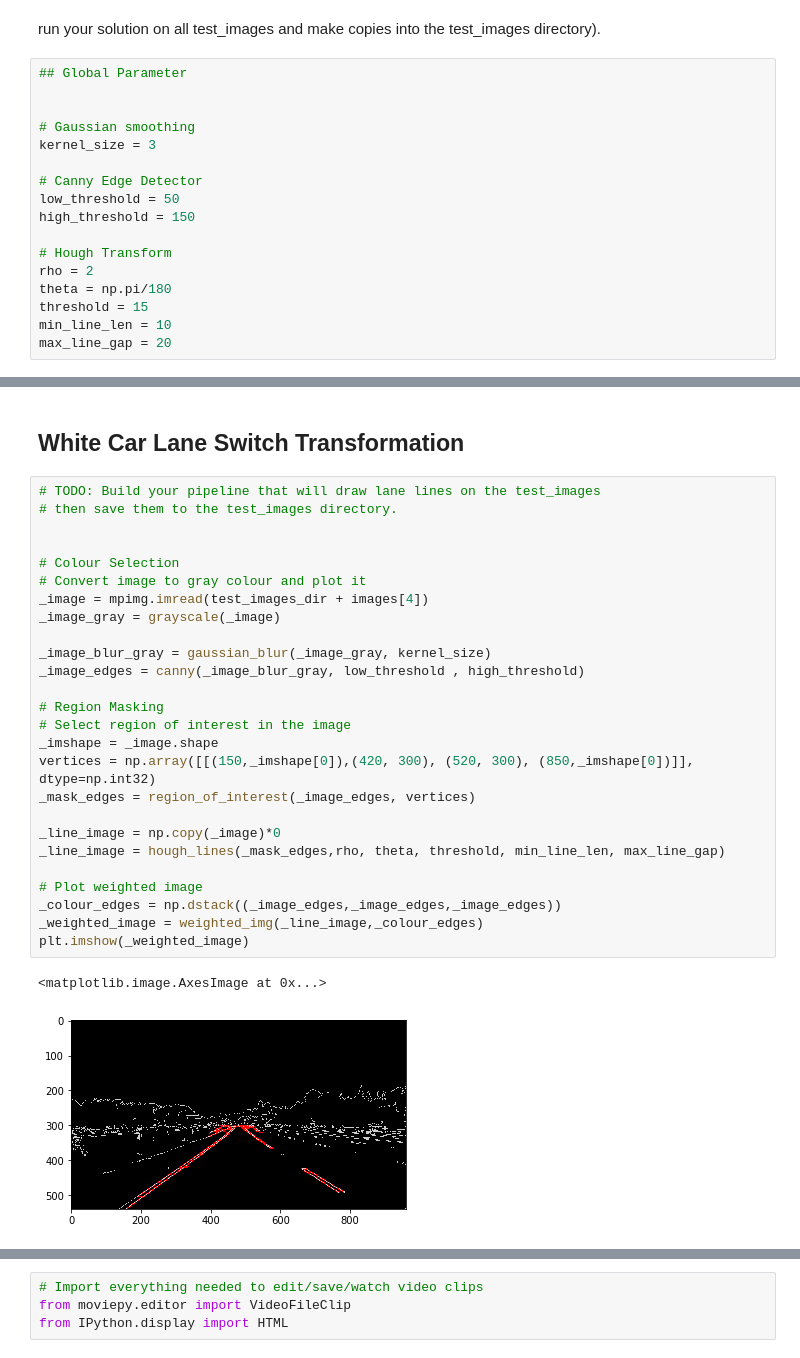
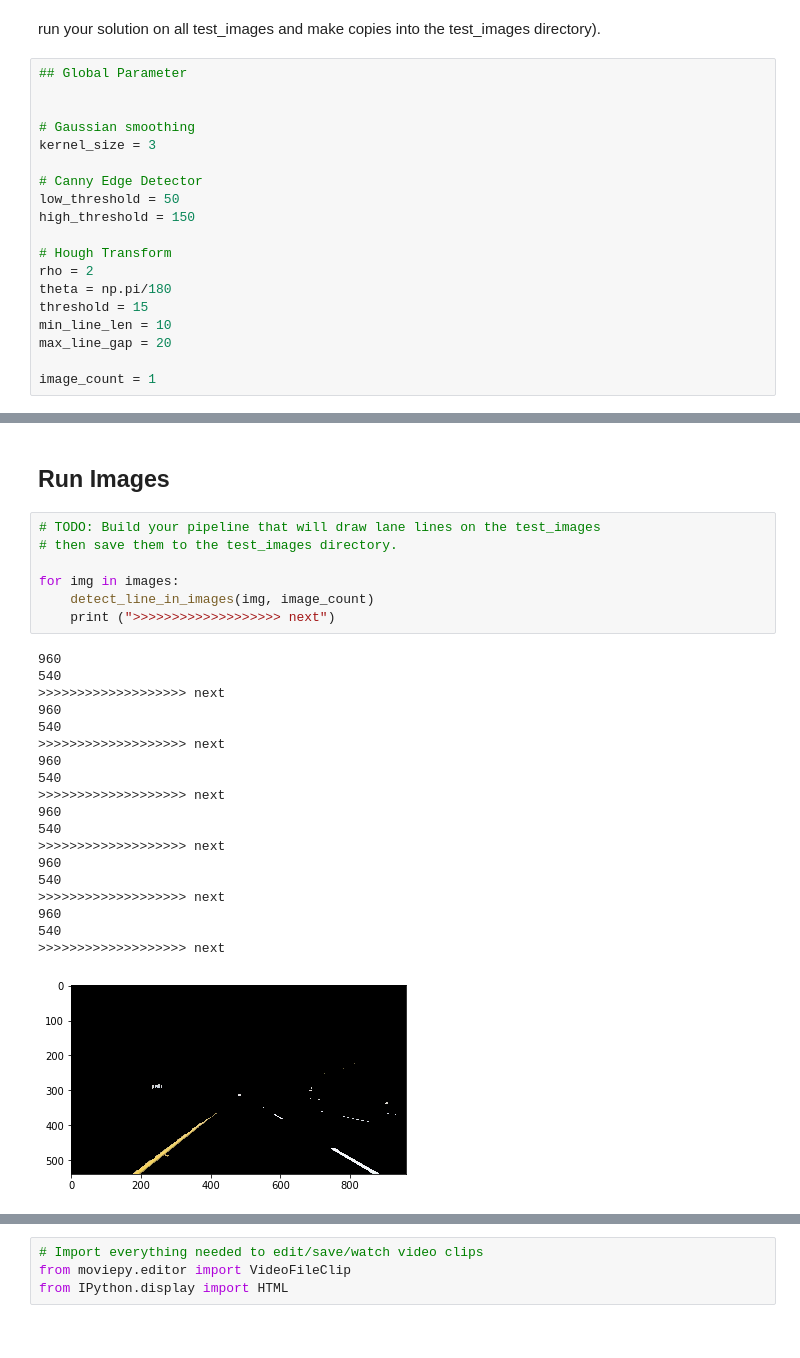
Before and after one commit to calsaviour/sdc, a Jupyter notebook: TermOne/CarND-LaneLines-P1/P1-Copy1.ipynb, the cells around one changed output, grey strips where cells are left out. Cells and saved outputs as stored; diff of their text form.

Commit message:
Update draw line. Still thinking about the logic

```diff
--- a/TermOne/CarND-LaneLines-P1/P1-Copy1.ipynb
+++ b/TermOne/CarND-LaneLines-P1/P1-Copy1.ipynb
@@ -206,3 +269,5 @@ theta = np.pi/180
 threshold = 15
 min_line_len = 10
 max_line_gap = 20
+
+image_count = 1
@@ -359,31 +325,29 @@ plt.imshow(_weighted_image)
-# %% [markdown]
-## White Car Lane Switch Transformation
-# %%
-# TODO: Build your pipeline that will draw lane lines on the test_images
-# then save them to the test_images directory.
-
-
-# Colour Selection
-# Convert image to gray colour and plot it
-_image = mpimg.imread(test_images_dir + images[4])
-_image_gray = grayscale(_image)
-
-_image_blur_gray = gaussian_blur(_image_gray, kernel_size)
-_image_edges = canny(_image_blur_gray, low_threshold , high_threshold)
-
-# Region Masking
-# Select region of interest in the image
-_imshape = _image.shape
-vertices = np.array([[(150,_imshape[0]),(420, 300), (520, 300), (850,_imshape[0])]], dtype=np.int32)
-_mask_edges = region_of_interest(_image_edges, vertices)
-
-_line_image = np.copy(_image)*0
-_line_image = hough_lines(_mask_edges,rho, theta, threshold, min_line_len, max_line_gap)
-
-# Plot weighted image
-_colour_edges = np.dstack((_image_edges,_image_edges,_image_edges))
-_weighted_image = weighted_img(_line_image,_colour_edges)
-plt.imshow(_weighted_image)
-# %% [output]
-<matplotlib.image.AxesImage at 0x...>
-[figure, removed]
+# %% [markdown]
+## Run Images
+# %%
+# TODO: Build your pipeline that will draw lane lines on the test_images
+# then save them to the test_images directory.
+
+for img in images:
+    detect_line_in_images(img, image_count)
+    print (">>>>>>>>>>>>>>>>>>> next")
+# %% [output]
+960
+540
+>>>>>>>>>>>>>>>>>>> next
+960
+540
+>>>>>>>>>>>>>>>>>>> next
+960
+540
+>>>>>>>>>>>>>>>>>>> next
+960
+540
+>>>>>>>>>>>>>>>>>>> next
+960
+540
+>>>>>>>>>>>>>>>>>>> next
+960
+540
+>>>>>>>>>>>>>>>>>>> next
+[figure, added]
```
Also changed, not shown: parts of 16 cells of this notebook.
